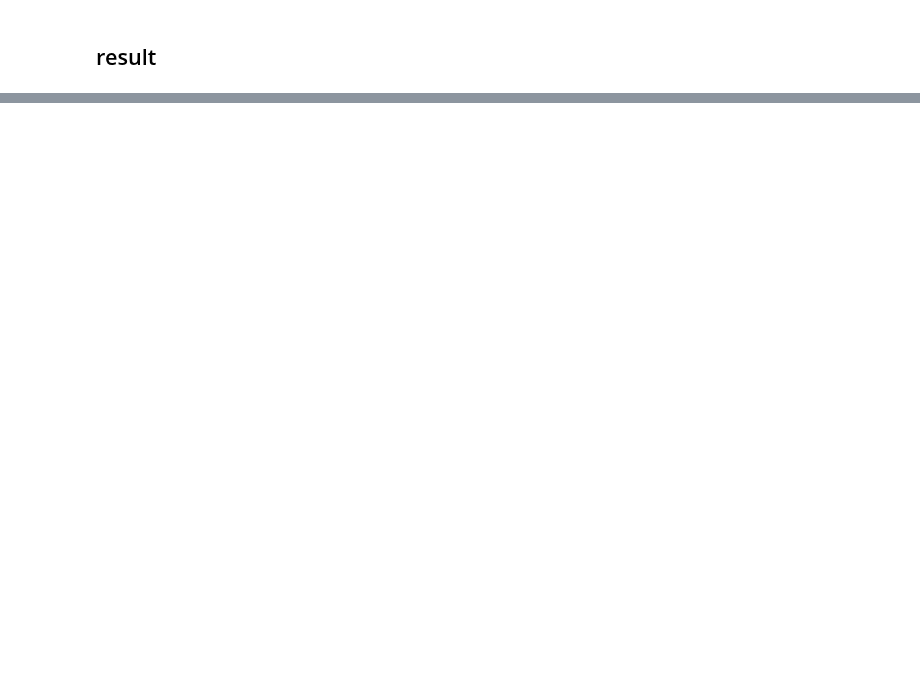
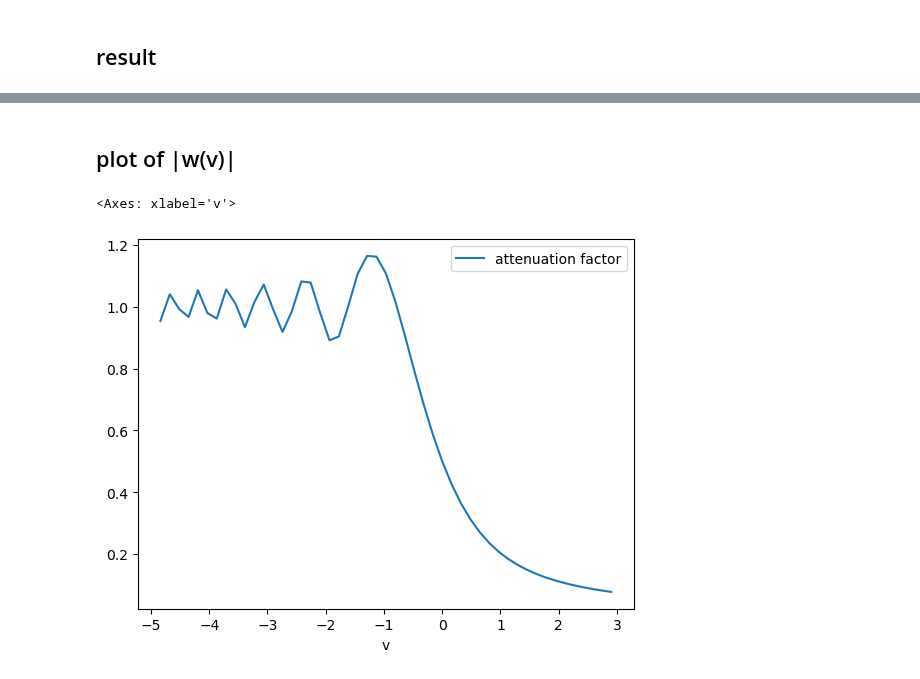
Before and after one commit to KotlecikzZiemniaczkami/diffraction-losses, a Jupyter notebook: MediaProjekt.ipynb, the cells around one changed output, grey strips where cells are left out. Drawn from its saved outputs; the diff is of its cells as text; code cells hidden in the pictures; blank space fills up the shorter version.

```diff
--- a/MediaProjekt.ipynb
+++ b/MediaProjekt.ipynb
@@ -104,0 +96,7 @@ fresnelLoses
+# %% [markdown]
+## plot of |w(v)|
+# %%
+fresnelLoses.plot(x = 'v',y = 'attenuation factor', kind = 'line')
+# %% [output]
+<Axes: xlabel='v'>
+[figure, added]
```
Also changed, not shown: parts of 17 cells of this notebook.
